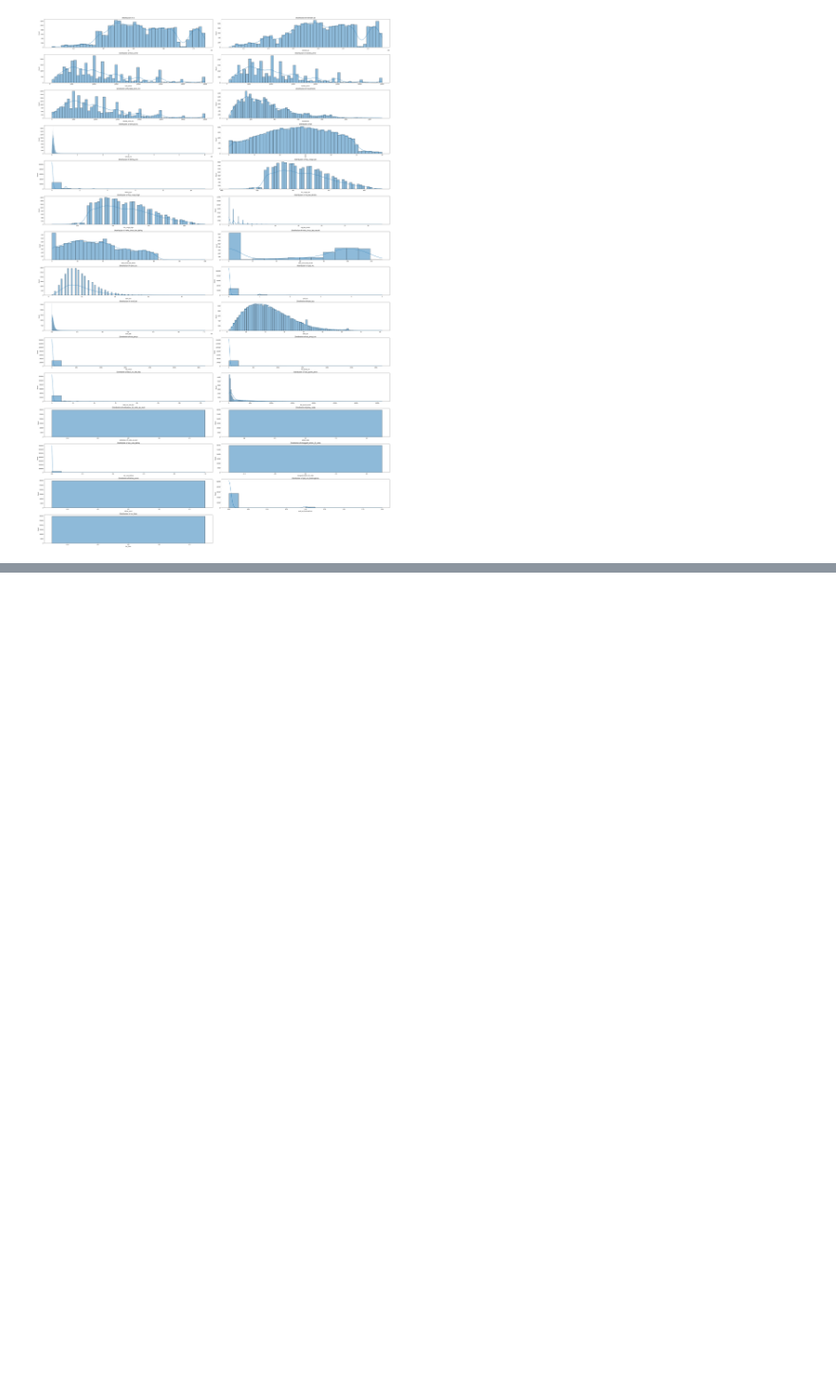
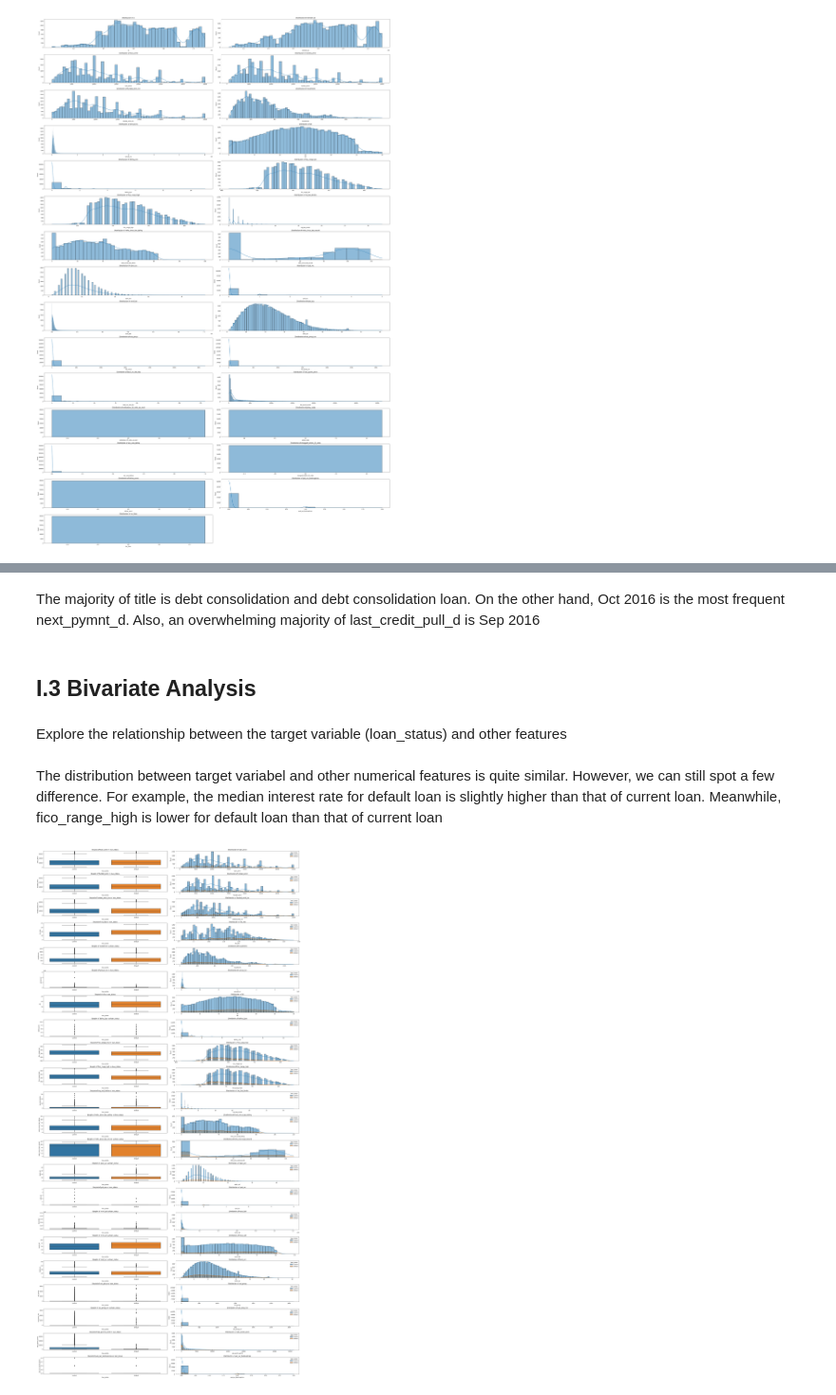
Before and after one commit to namtran6701/Default-Prediction, a Jupyter notebook: NamTran_notebook.ipynb, the cells around one changed output, grey strips where cells are left out. Shown at 95% size. Drawn from its saved outputs; the diff is of its cells as text; code cells hidden in the pictures; blank space fills up the shorter version.

```diff
--- a/NamTran_notebook.ipynb
+++ b/NamTran_notebook.ipynb
@@ -163,0 +292,15 @@ analyze_numerical(df, numerical_features)
+# %% [markdown]
+The majority of title is debt consolidation and debt consolidation loan. On the other hand, Oct 2016 is the most frequent next_pymnt_d. Also, an overwhelming majority of last_credit_pull_d is Sep 2016
+# %% [markdown]
+## I.3 Bivariate Analysis
+# %% [markdown]
+Explore the relationship between the target variable (loan_status) and other features
+# %%
+# update numerical feature list
+numerical_features = df.select_dtypes(include=[np.number]).columns.tolist()
+# %% [markdown]
+The distribution between target variabel and other numerical features is quite similar. However, we can still spot a few difference. For example, the median interest rate for default loan is slightly higher than that of current loan. Meanwhile, fico_range_high is lower for default loan than that of current loan
+# %%
+ynk.plot_boxplot_and_histogram(df, numerical_features, 'loan_status')
+# %% [output]
+[figure, added]
```
Also changed, not shown: parts of 32 cells of this notebook, 2 other files.
